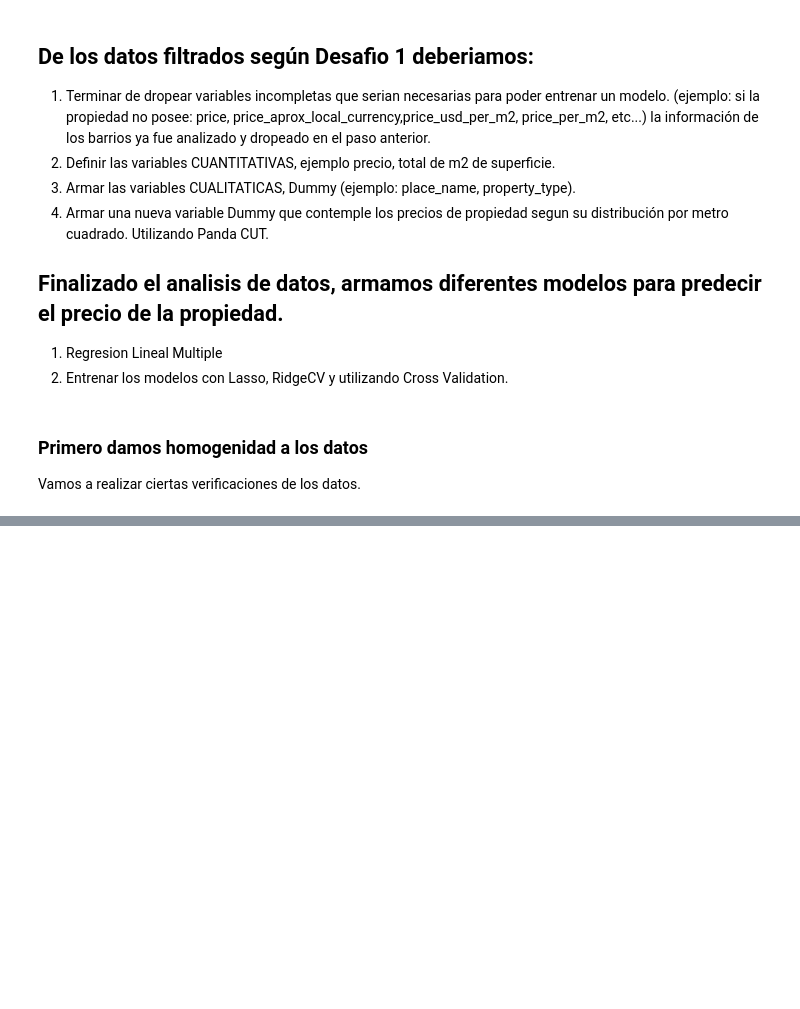
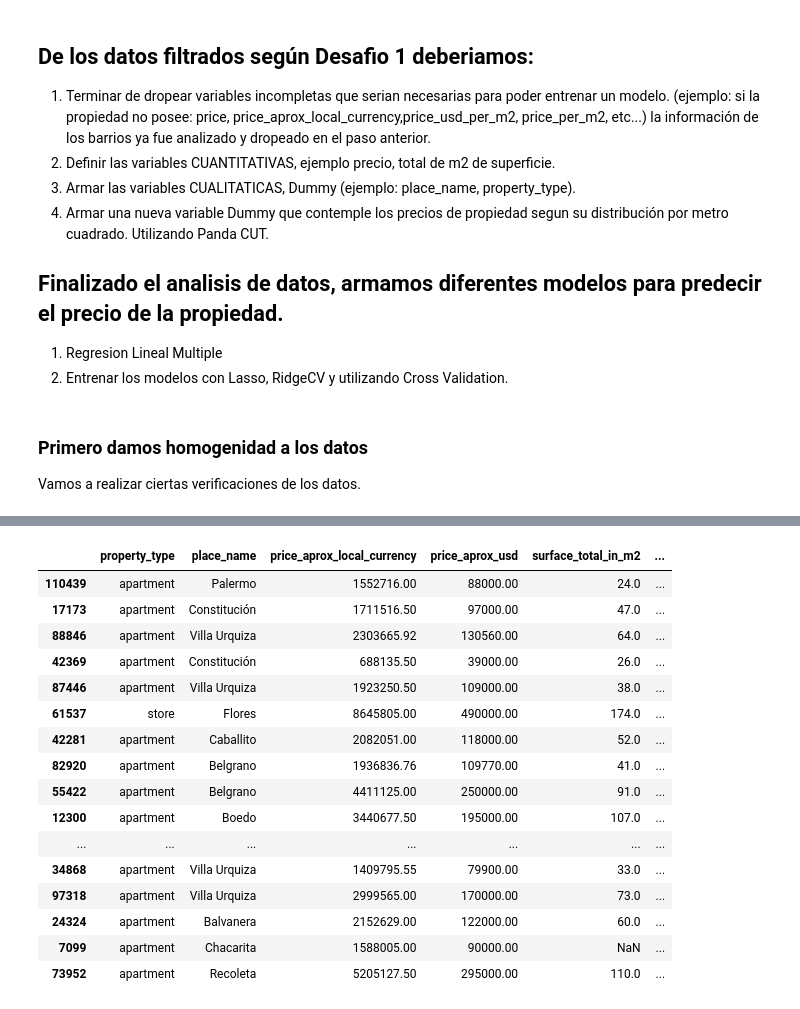
Before and after one commit to nachommm/Desafio2, a Jupyter notebook: desafio2-machine.learning.ipynb, the cells around one changed output, grey strips where cells are left out. Cells and saved outputs as stored; diff of their text form; code cells hidden in the pictures; blank space fills up the shorter version.

```diff
--- a/desafio2-machine.learning.ipynb
+++ b/desafio2-machine.learning.ipynb
@@ -198,0 +268,24 @@ display(data_caba.loc[mask_price_validation, :].sample(20))
+# %%
+# Dropeamos los valores que sabemos que está repetidos o con otra moneda.data_caba
+
+data_caba.drop(columns=['price', 'currency'], inplace=True)
+
+data_caba.sample(20)
+# %% [output]
+|  | property_type | place_name | price_aprox_local_currency | price_aprox_usd | surface_total_in_m2 | ... |
+| 110439 | apartment | Palermo | 1552716.00 | 88000.00 | 24.0 | ... |
+| 17173 | apartment | Constitución | 1711516.50 | 97000.00 | 47.0 | ... |
+| 88846 | apartment | Villa Urquiza | 2303665.92 | 130560.00 | 64.0 | ... |
+| 42369 | apartment | Constitución | 688135.50 | 39000.00 | 26.0 | ... |
+| 87446 | apartment | Villa Urquiza | 1923250.50 | 109000.00 | 38.0 | ... |
+| 61537 | store | Flores | 8645805.00 | 490000.00 | 174.0 | ... |
+| 42281 | apartment | Caballito | 2082051.00 | 118000.00 | 52.0 | ... |
+| 82920 | apartment | Belgrano | 1936836.76 | 109770.00 | 41.0 | ... |
+| 55422 | apartment | Belgrano | 4411125.00 | 250000.00 | 91.0 | ... |
+| 12300 | apartment | Boedo | 3440677.50 | 195000.00 | 107.0 | ... |
+| ... | ... | ... | ... | ... | ... | ... |
+| 34868 | apartment | Villa Urquiza | 1409795.55 | 79900.00 | 33.0 | ... |
+| 97318 | apartment | Villa Urquiza | 2999565.00 | 170000.00 | 73.0 | ... |
+| 24324 | apartment | Balvanera | 2152629.00 | 122000.00 | 60.0 | ... |
+| 7099 | apartment | Chacarita | 1588005.00 | 90000.00 | NaN | ... |
+| 73952 | apartment | Recoleta | 5205127.50 | 295000.00 | 110.0 | ... |
```
Also changed, not shown: parts of 7 cells of this notebook.
